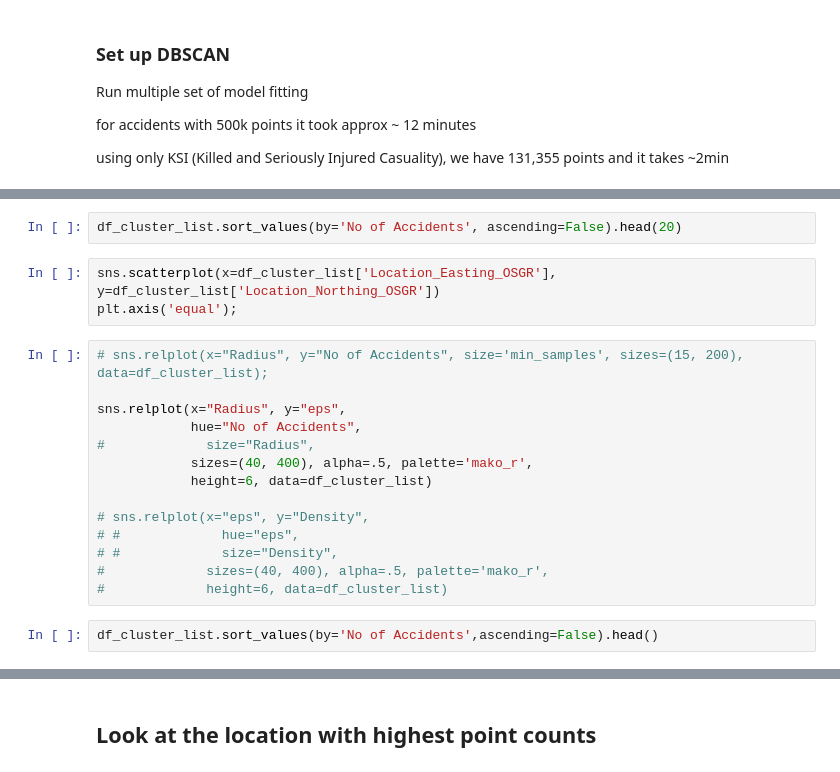
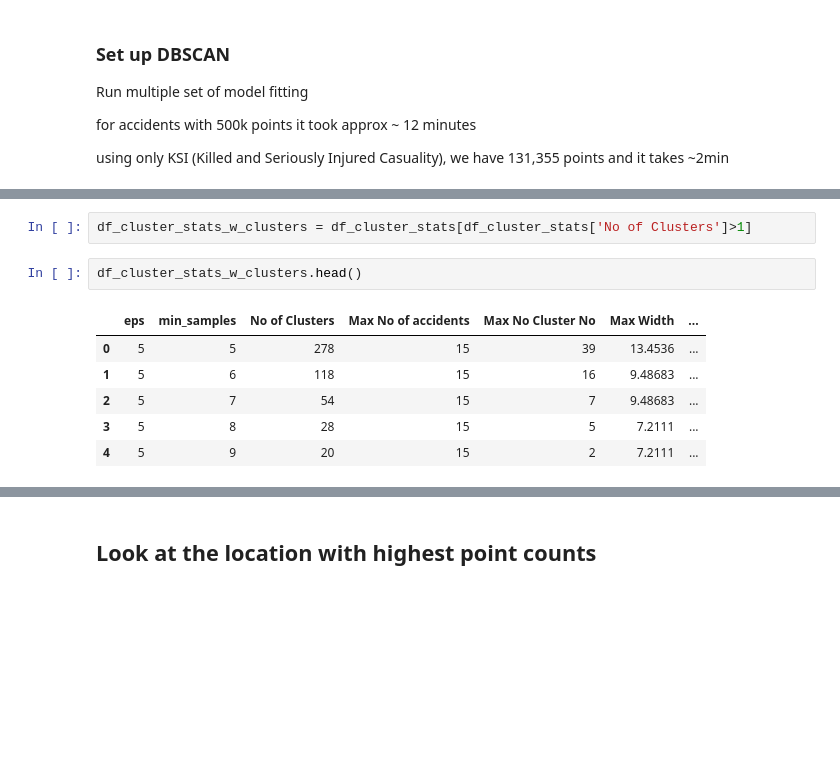
Before and after one commit to GaborJenei/DS-Stackoverflow-Survey, a Jupyter notebook: 01_Intro_to_DS/3_BlogPost/Udacity DSND Project1_BlogPost.ipynb, the cells around one changed output, grey strips where cells are left out. Drawn from its saved outputs; the diff is of its cells as text; blank space fills up the shorter version.

```diff
--- a/01_Intro_to_DS/3_BlogPost/Udacity DSND Project1_BlogPost.ipynb
+++ b/01_Intro_to_DS/3_BlogPost/Udacity DSND Project1_BlogPost.ipynb
@@ -742,21 +648,11 @@ df_cluster_stats_clean.sort_values(by=['Max Density'], ascending=False).head(20)
-# %%
-df_cluster_list.sort_values(by='No of Accidents', ascending=False).head(20)
-# %%
-sns.scatterplot(x=df_cluster_list['Location_Easting_OSGR'], y=df_cluster_list['Location_Northing_OSGR'])
-plt.axis('equal');
-# %%
-# sns.relplot(x="Radius", y="No of Accidents", size='min_samples', sizes=(15, 200), data=df_cluster_list);
-
-sns.relplot(x="Radius", y="eps",
-            hue="No of Accidents",
-#             size="Radius",
-            sizes=(40, 400), alpha=.5, palette='mako_r',
-            height=6, data=df_cluster_list)
-
-# sns.relplot(x="eps", y="Density",
-# #             hue="eps",
-# #             size="Density",
-#             sizes=(40, 400), alpha=.5, palette='mako_r',
-#             height=6, data=df_cluster_list)
-# %%
-df_cluster_list.sort_values(by='No of Accidents',ascending=False).head()
+# %%
+df_cluster_stats_w_clusters = df_cluster_stats[df_cluster_stats['No of Clusters']>1]
+# %%
+df_cluster_stats_w_clusters.head()
+# %% [output]
+|  | eps | min_samples | No of Clusters | Max No of accidents | Max No Cluster No | Max Width | ... |
+| 0 | 5 | 5 | 278 | 15 | 39 | 13.4536 | ... |
+| 1 | 5 | 6 | 118 | 15 | 16 | 9.48683 | ... |
+| 2 | 5 | 7 | 54 | 15 | 7 | 9.48683 | ... |
+| 3 | 5 | 8 | 28 | 15 | 5 | 7.2111 | ... |
+| 4 | 5 | 9 | 20 | 15 | 2 | 7.2111 | ... |
```
Also changed, not shown: parts of 18 cells of this notebook.
